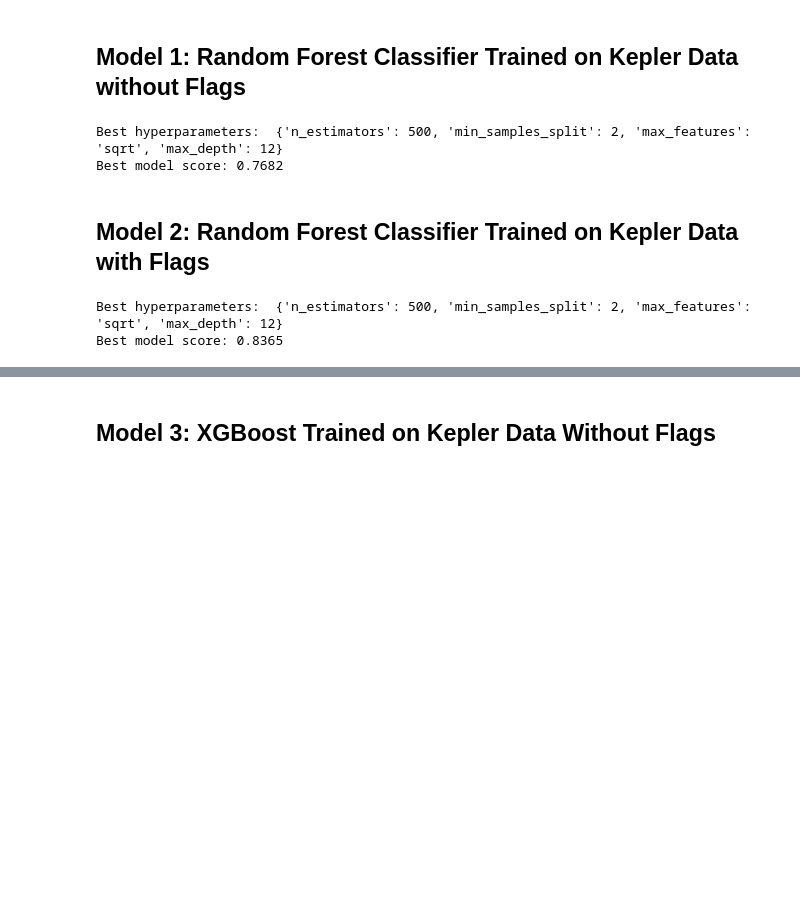
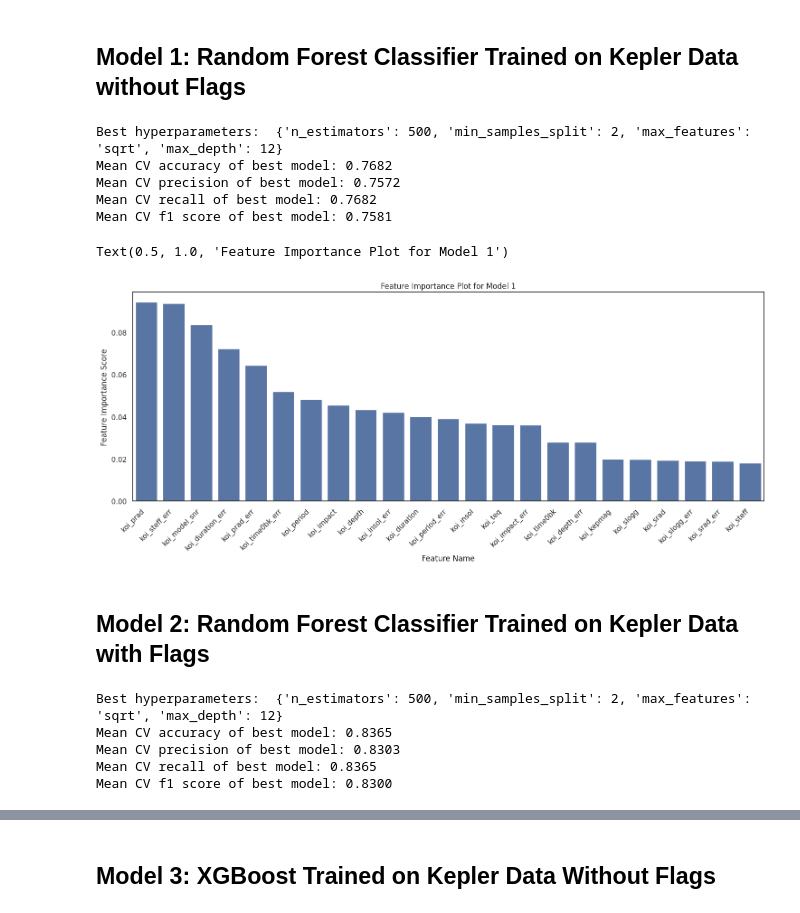
Before and after one commit to lily-swan/DS-9000-project, a Jupyter notebook: analysis.ipynb, the cells around one changed output, grey strips where cells are left out. Cells and saved outputs as stored; diff of their text form; code cells hidden in the pictures; blank space fills up the shorter version.

Commit message:
add reporting on cv scores for precision, recall, and f1, add feature importance plots

```diff
--- a/analysis.ipynb
+++ b/analysis.ipynb
@@ -402,12 +416,12 @@ rf_param_grid = {
 }
 
 # Use 5-fold cross validation to determine optimal params
-# TODO: decide the scoring metrics we have here are the best ones to use for the problem
+# Use weighted averages for scoring since we have class imbalance
 rf_no_flags_cv = RandomizedSearchCV(
     RandomForestClassifier(random_state=42),
     param_distributions=rf_param_grid,
     cv=5,
-    scoring=["accuracy", "precision_macro", "recall_macro", "f1_macro"],
+    scoring=["accuracy", "precision_weighted", "recall_weighted", "f1_weighted"],
     refit="accuracy",
     random_state=42,
     n_iter=15,
@@ -416,25 +430,46 @@ rf_no_flags_cv.fit(X_train_no_flag, y_train)
 
 # Show best hyperparameters
 print("Best hyperparameters: ", rf_no_flags_cv.best_params_)
-# Show mean cross-validated score of the best estimator
-print(f"Best model score: {rf_no_flags_cv.best_score_:.4f}")
+
+# Print out best model's scores
+cv_model_eval(rf_no_flags_cv.cv_results_)
 
 # RandomizedSearchCV will refit the best model on all the training data
 # Use this best model to evaluate on the test data
 rf_no_flags_model = rf_no_flags_cv.best_estimator_
 # %% [output]
 Best hyperparameters:  {'n_estimators': 500, 'min_samples_split': 2, 'max_features': 'sqrt', 'max_depth': 12}
-Best model score: 0.7682
+Mean CV accuracy of best model: 0.7682
+Mean CV precision of best model: 0.7572
+Mean CV recall of best model: 0.7682
+Mean CV f1 score of best model: 0.7581
+# %%
+# Create a feature importance plot for the best model
+feature_importances = rf_no_flags_model.feature_importances_
+feature_names = X_train_no_flag.columns
+
+feature_importance_series = pd.Series(feature_importances, index=feature_names)
+feature_importance_series.sort_values(ascending=False, inplace=True)
+
+plt.figure(figsize=(18, 6))
+sns.barplot(y=feature_importance_series.values, x=feature_importance_series.index)
+plt.xticks(rotation=45, ha="right")
+plt.xlabel("Feature Name")
+plt.ylabel("Feature Importance Score")
+plt.title("Feature Importance Plot for Model 1")
+# %% [output]
+Text(0.5, 1.0, 'Feature Importance Plot for Model 1')
+[figure, added]
 # %% [markdown]
 ## Model 2: Random Forest Classifier Trained on Kepler Data with Flags
 # %%
 # Use 5-fold cross validation to determine optimal params
-# TODO: decide the scoring metrics we have here are the best ones to use for the problem
+# Use weighted averages for scoring since we have class imbalance
 rf_with_flags_cv = RandomizedSearchCV(
     RandomForestClassifier(random_state=42),
     param_distributions=rf_param_grid,
     cv=5,
-    scoring=["accuracy", "precision_macro", "recall_macro", "f1_macro"],
+    scoring=["accuracy", "precision_weighted", "recall_weighted", "f1_weighted"],
     refit="accuracy",
     random_state=42,
     n_iter=15,
@@ -443,12 +478,16 @@ rf_with_flags_cv.fit(X_train, y_train)
 
 # Show best hyperparameters
 print("Best hyperparameters: ", rf_with_flags_cv.best_params_)
-# Show mean cross-validated score of the best estimator
-print(f"Best model score: {rf_with_flags_cv.best_score_:.4f}")
+
+# Print out mean cross-validated scores
+cv_model_eval(rf_with_flags_cv.cv_results_)
 
 # RandomizedSearchCV will refit the best model on all the training data
 # Use this best model to evaluate on the test data
 rf_with_flags_model = rf_with_flags_cv.best_estimator_
 # %% [output]
 Best hyperparameters:  {'n_estimators': 500, 'min_samples_split': 2, 'max_features': 'sqrt', 'max_depth': 12}
-Best model score: 0.8365
+Mean CV accuracy of best model: 0.8365
+Mean CV precision of best model: 0.8303
+Mean CV recall of best model: 0.8365
+Mean CV f1 score of best model: 0.8300
```
Also changed, not shown: parts of 8 cells of this notebook.
